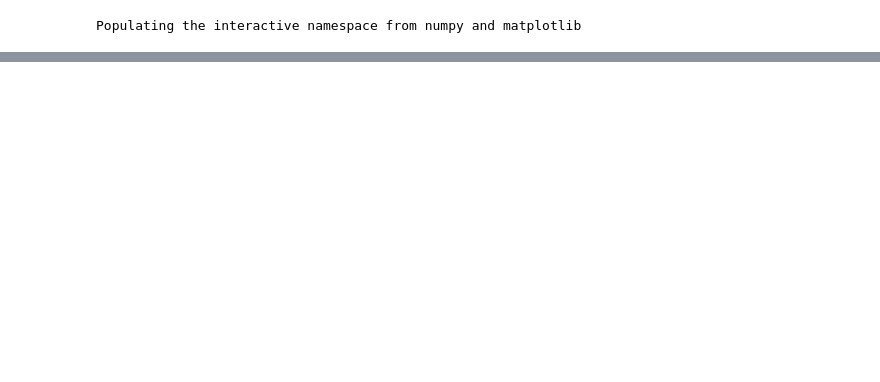
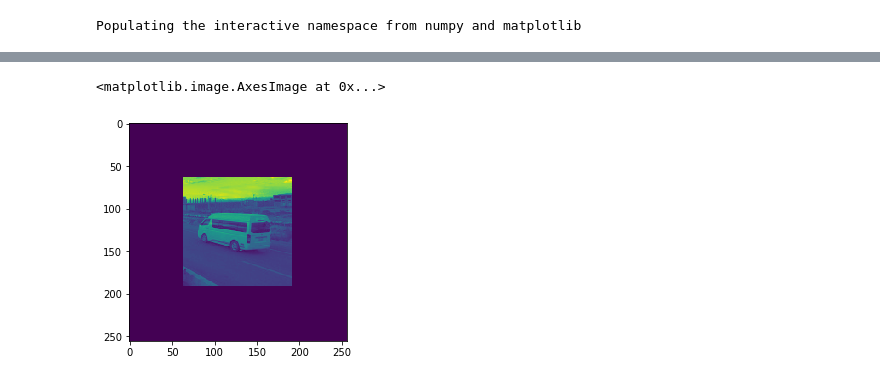
Before and after one commit to deepmicrosystems/FFMethodPaperImplementation, a Jupyter notebook: Fast Fourier Method.ipynb, the cells around one changed output, grey strips where cells are left out. Drawn from its saved outputs; the diff is of its cells as text; code cells hidden in the pictures; blank space fills up the shorter version.

```diff
--- a/Fast Fourier Method.ipynb
+++ b/Fast Fourier Method.ipynb
@@ -25,0 +26,11 @@ plt.show()
+# %%
+# We construct the canvas:
+def getPaddedImage(imagen):
+    times_padding = 2
+    canvas = np.zeros((times_padding*128,times_padding*128))
+    img_in_canvas = canvas
+    img_in_canvas[64:192,64:192] = imagen
+    return img_in_canvas
+
+img_in_canvas = getPaddedImage(img)
+imshow(img_in_canvas)
@@ -25,0 +79,7 @@ plt.show()
+# %%
+img_in_canvas = getPaddedImage(img)
+imshow(img)
+imshow(img_in_canvas)
+# %% [output]
+<matplotlib.image.AxesImage at 0x...>
+[figure, added]
```
Also changed, not shown: parts of 12 cells of this notebook, 1 other file.
